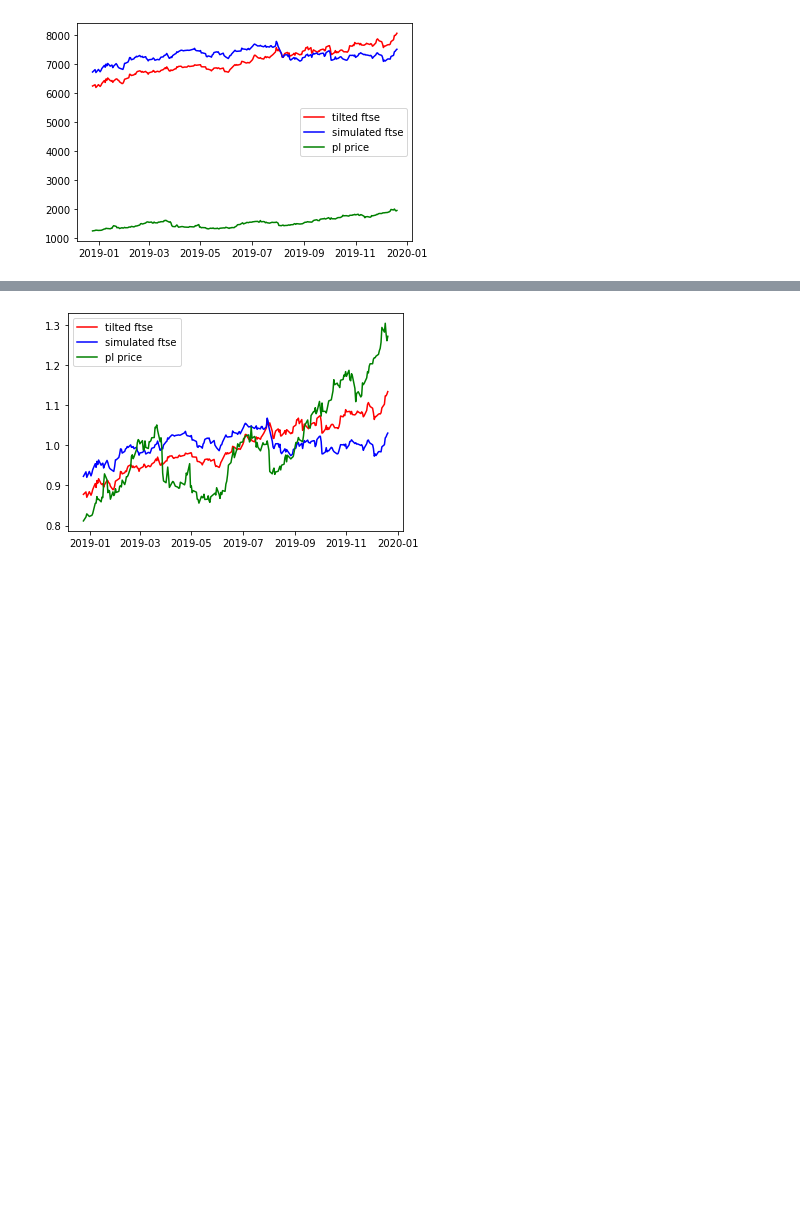
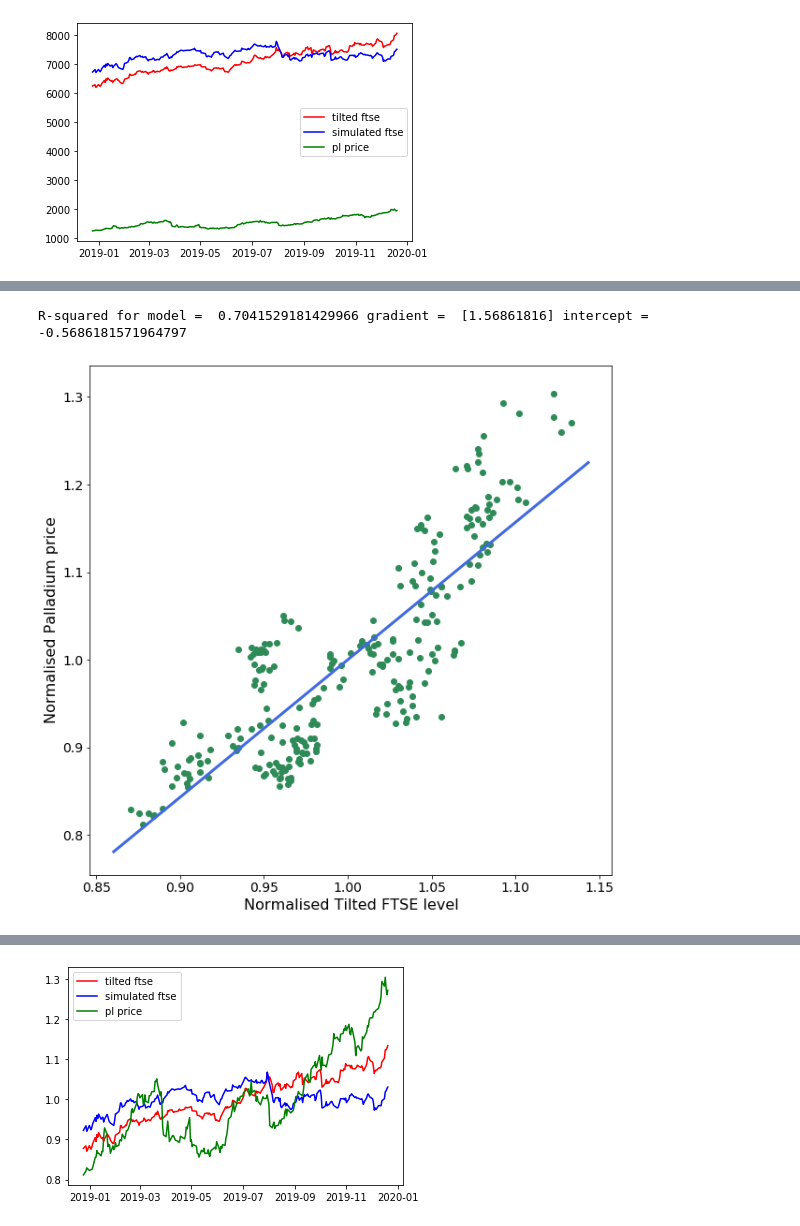
Before and after one commit to wmow/bloombergMDM, a Jupyter notebook: Stock_Palladium_CorrCoeffs.ipynb, the cells around one changed output, grey strips where cells are left out. Cells and saved outputs as stored; diff of their text form; code cells hidden in the pictures; blank space fills up the shorter version.

```diff
--- a/Stock_Palladium_CorrCoeffs.ipynb
+++ b/Stock_Palladium_CorrCoeffs.ipynb
@@ -258,0 +366,13 @@ plt.show()
+# %%
+f,axs,residuals = LR_validity(tiltedFTSE2019['Open'].values, plPrice19['Price'].values)
+axs.set_xlabel('Normalised Tilted FTSE level',fontsize=16)
+axs.set_ylabel('Normalised Palladium price',fontsize=16)
+f.savefig('LRTilted19Norm.png',dpi = 80)
+#plt.show()
+#this oneprint(residuals)
+
+#plt.hist(residuals)
+#plt.show()
+# %% [output]
+R-squared for model =  0.7041529181429966 gradient =  [1.56861816] intercept =  -0.5686181571964797
+[figure, added]
```
Also changed, not shown: parts of 17 cells of this notebook, 1 other file.
